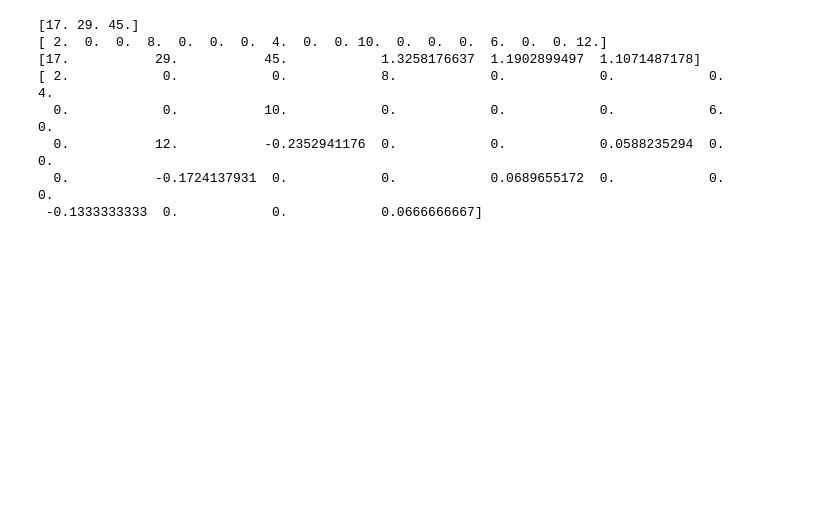
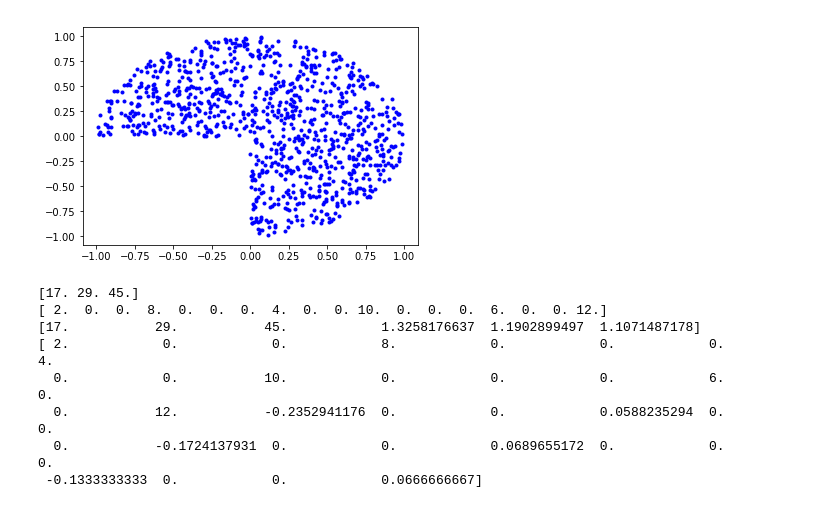
Before and after one commit to glkarpov/wmaxvol, a Jupyter notebook: ipopt_circle.ipynb, the cells around one changed output. Cells and saved outputs as stored; diff of their text form; code cells hidden in the pictures; blank space fills up the shorter version.

```diff
--- a/ipopt_circle.ipynb
+++ b/ipopt_circle.ipynb
@@ -105,6 +105,29 @@ class hs_rad(hs071):
         ret[num_pnts+slot_ln::2*num_pnts + 1] = xi/r2
 
         return ret
+# %%
+def get_points_from_zone(obj, cl, cu, N, dim=2, mode='LHS', coeff = 5.0, args={}):
+    """
+    obj is a class that have method 'constraints()'
+    """
+    nmb = int(coeff*N) # number of points with a margin
+    # pnts = test_points_gen(nmb, dim, distib=mode).ravel('F') # x goes first, then y
+    pnts = test_points_gen(nmb, dim, distib=mode, **args)
+    pnts = np.array([i for i in pnts if np.all(cl <= obj.constraints(i)) and np.all(obj.constraints(i) <= cu) ])
+
+    if len(pnts) < N: #Bad :(
+        return get_points_from_zone(cl, cnst, dim=dim, mode=mode, coeff=2*coeff, args=args)
+    else:
+        return pnts[:N]
+# %%
+N = 1000
+cl = [0.0, -0.5*np.pi]
+cu = [1.0, np.pi]
+pnt = get_points_from_zone(hs_rad(), cl, cu, N, mode='LHS')
+# print (pnt)
+plt.plot(pnt[:, 0], pnt[:, 1], 'b.');
+# %% [output]
+[figure, added]
 # %%
 dim = 2
 num_pnts = 3
```
Also changed, not shown: parts of 3 cells of this notebook, 2 other files.
